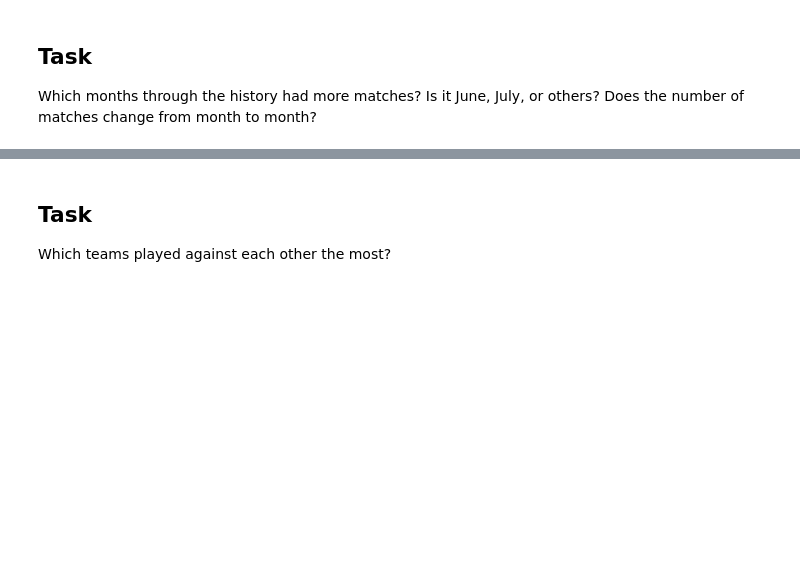
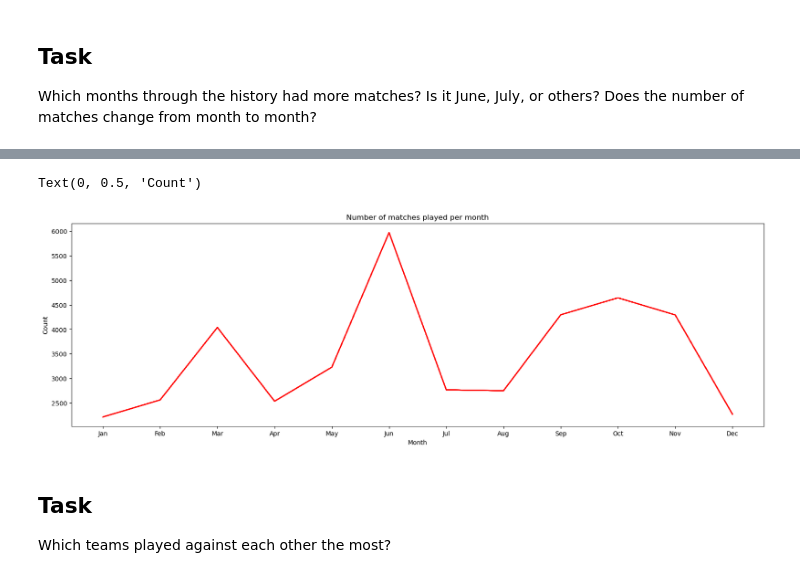
Before and after one commit to TasneemYou/dataviz_exercises, a Jupyter notebook: dataviz_challenge.ipynb, the cells around one changed output, grey strips where cells are left out. Saved outputs shown, nothing was run; the diff lists cells and outputs as text; code cells hidden in the pictures; blank space fills up the shorter version.

```diff
--- a/dataviz_challenge.ipynb
+++ b/dataviz_challenge.ipynb
@@ -311,3 +311,5 @@ f.figure.set_size_inches(15, 5)
 # %% [markdown]
 ## Task
 Which months through the history had more matches? Is it June, July, or others? Does the number of matches change from month to month?
+# %%
+df['date']=pd.to_datetime(df.date,format='%Y-%m-%d',)
@@ -314,3 +329,20 @@ Which months through the history had more matches? Is it June, July, or others?
+# %%
+df['month'] = pd.DatetimeIndex(df['date']).month
+import calendar
+df['Month'] = df['month'].apply(lambda x: calendar.month_abbr[x])
+# %%
+months = ["Jan", "Feb", "Mar", "Apr", "May", "Jun", "Jul", "Aug", "Sep", "Oct", "Nov", "Dec"]
+df['Month'] = pd.Categorical(df['Month'], categories=months, ordered=True)
+#df.sort_values(df['Month'])  # same as you have now; can use inplace=True
+# %%
+plt.figure(figsize=(20,6),dpi=100)
+plt.plot(df.groupby('Month',).count(),'-r')
+plt.title('Number of matches played per month')
+plt.xlabel('Month')
+plt.ylabel('Count')
+# %% [output]
+Text(0, 0.5, 'Count')
+[figure, added]
 # %% [markdown]
 ## Task
 Which teams played against each other the most?
```
Also changed, not shown: parts of 8 cells of this notebook.
